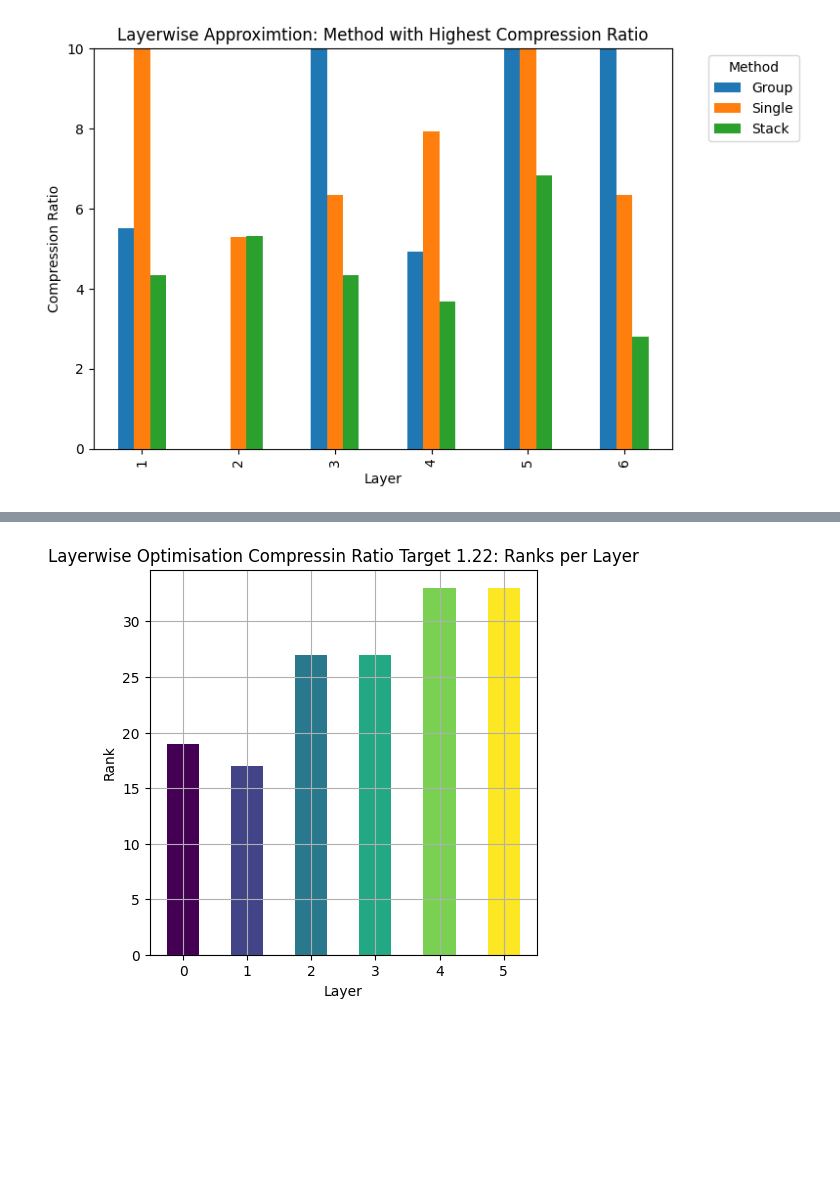
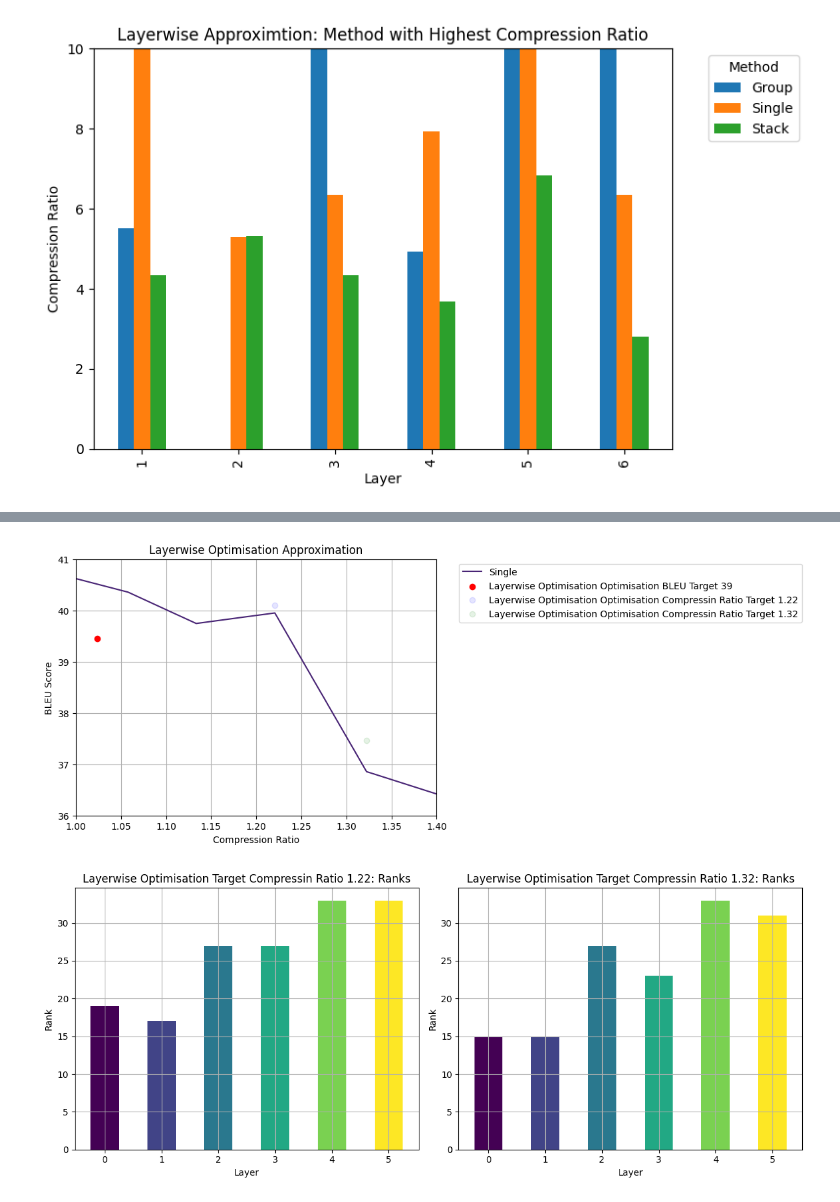
Before and after one commit to justinhuang666666/Approximate-Matrix-Vector-Multiplication, a Jupyter notebook: simulation_result/simulation_layered.ipynb, the cells around one changed output, grey strips where cells are left out. Cells and saved outputs as stored; diff of their text form; code cells hidden in the pictures; blank space fills up the shorter version.

```diff
--- a/simulation_result/simulation_layered.ipynb
+++ b/simulation_result/simulation_layered.ipynb
@@ -314,21 +277,84 @@ plt.show()
+# %%
+import matplotlib.pyplot as plt
+import pandas as pd
+
+single = pd.read_csv('layered_optimal_single_results.csv')
+group = pd.read_csv('layered_optimal_group_results.csv')
+stack = pd.read_csv('layered_optimal_stack_results.csv')
+optimal = pd.read_csv('layered_optimal_results.csv')
+
+# Colormap
+colormap = plt.get_cmap('viridis')
+
+# Create subplots
+fig, axs = plt.subplots(1, 1, figsize=(7, 5))
+
+# Plot Single
+axs.plot(single['Compression Ratio']/8, single['BLEU Score'],
+            color=colormap(0.1), label='Single')
+
+x = 1.0237600562368194
+y = 39.4484329623815
+
+# Create a scatter plot for a single point
+axs.scatter(x, y, color='red',label='Layerwise Optimisation Optimisation BLEU Target 39')
+
+x1 = 1.2206369901285155
+y1 = 40.10513366081188
+
+axs.scatter(x1, y1, color='blue',alpha = 0.1, label='Layerwise Optimisation Optimisation Compressin Ratio Target 1.22')
+
+x2 = 1.322356739305892
+y2 = 37.464051969925
+axs.scatter(x2, y2, color='green',alpha = 0.1, label='Layerwise Optimisation Optimisation Compressin Ratio Target 1.32')
+axs.set_title(f'Layerwise Optimisation Approximation')
+axs.set_xlabel('Compression Ratio')
+axs.set_ylabel('BLEU Score')
+
+
+
+# Add legend outside the plot area
+axs.legend(bbox_to_anchor=(1.05, 1), loc='upper left')
+axs.grid(True)
+axs.set_xlim([1,1.4])
+axs.set_ylim([36,41])
+
+
+
+# Adjust layout to make space for legends outside the plotting area
+plt.tight_layout(rect=[0, 0, 0.85, 1])
+plt.show()
+# %% [output]
+[figure, added]
 # %%
-layerwise_ranks = [19, 17, 27, 27, 33, 33]
+layerwise_ranks1 = [19, 17, 27, 27, 33, 33]
+layerwise_ranks2 = [15, 15, 27, 23, 33, 31]
+
 
 # Number of layers
 layers = np.arange(len(layerwise_ranks))
 
 # Create subplots
-fig, ax = plt.subplots(1, 1, figsize=(5, 5))
+fig, ax = plt.subplots(1, 2, figsize=(12, 5))
 
 # Set colormap
 cmap = plt.cm.viridis
 colors = cmap(np.linspace(0, 1, len(layers)))
 
 # Bar plot for ranks
-ax.bar(layers, layerwise_ranks, color=colors, width=0.5)
-ax.set_title('Layerwise Optimisation Target Compressin Ratio 1.22: Ranks per Layer')
-ax.set_xlabel('Layer')
-ax.set_ylabel('Rank')
-ax.grid(True)
+ax[0].bar(layers, layerwise_ranks1, color=colors, width=0.5)
+ax[0].set_title('Layerwise Optimisation Target Compressin Ratio 1.22: Ranks')
+ax[0].set_xlabel('Layer')
+ax[0].set_ylabel('Rank')
+ax[0].grid(True)
+
+
+ax[1].bar(layers, layerwise_ranks2, color=colors, width=0.5)
+ax[1].set_title('Layerwise Optimisation Target Compressin Ratio 1.32: Ranks')
+ax[1].set_xlabel('Layer')
+ax[1].set_ylabel('Rank')
+ax[1].grid(True)
+
+plt.tight_layout()
 # %% [output]
-[figure, old version]
+[figure, new version]
```
Also changed, not shown: parts of 3 cells of this notebook, 6 other files.
